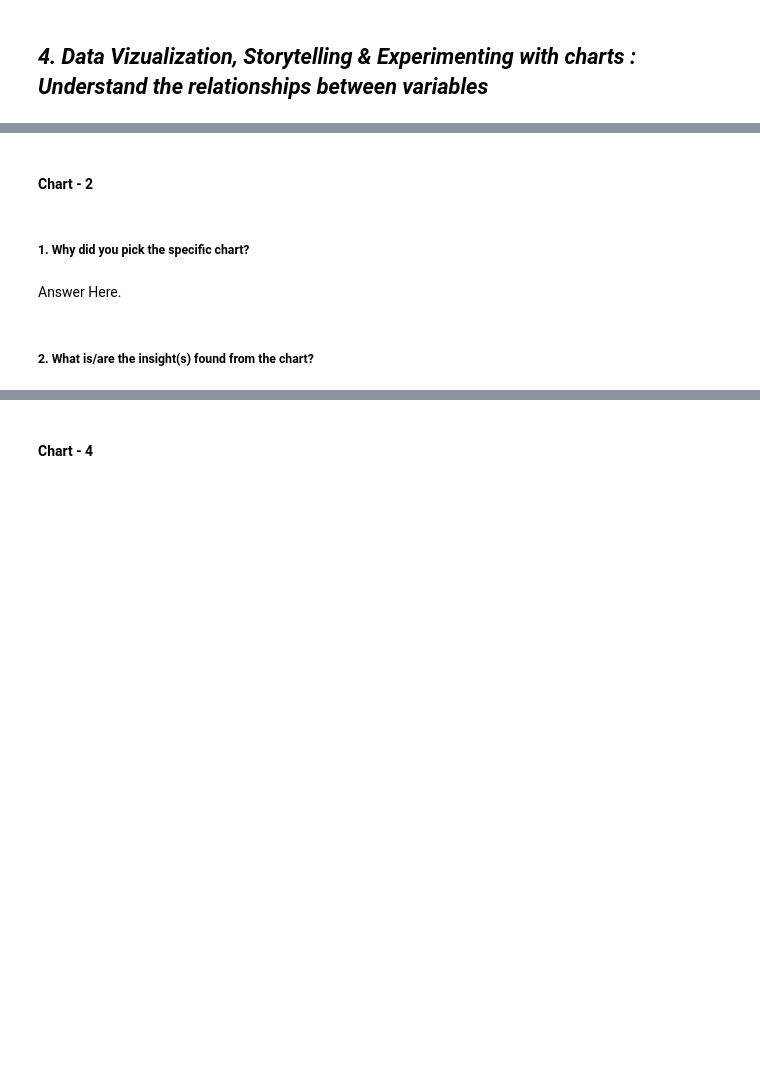
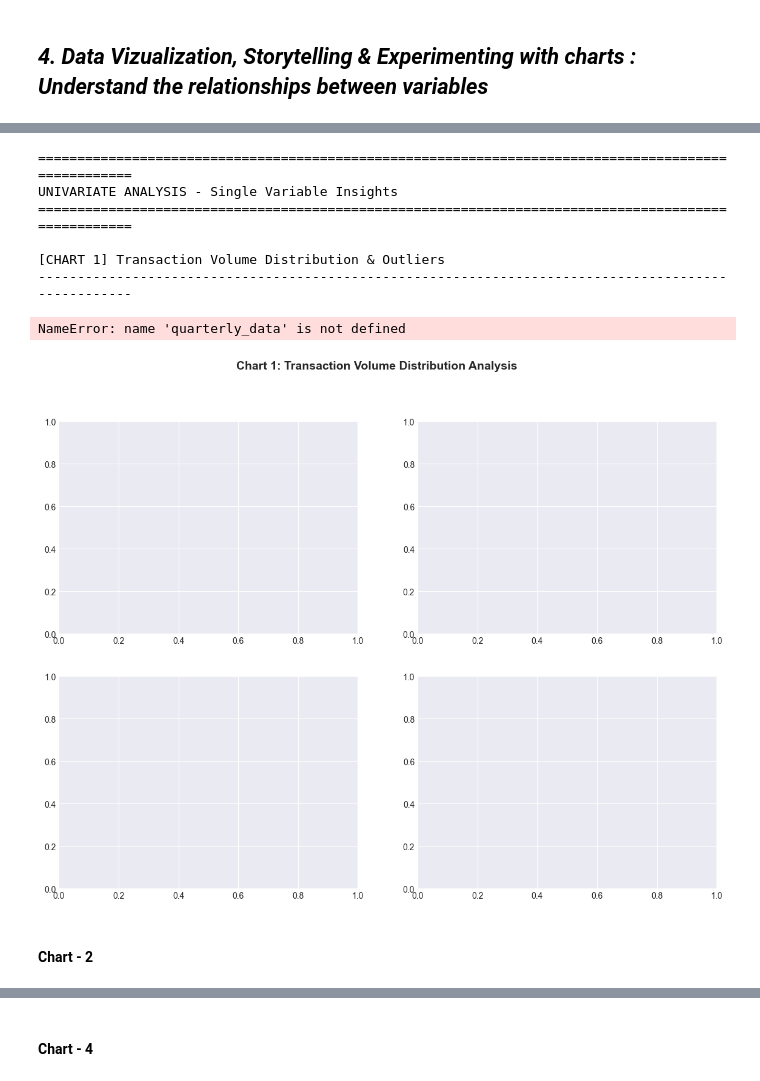
Before and after one commit to Github-Emmi/PhonePe, a Jupyter notebook: ML_Submission_Template.ipynb, the cells around one changed output, grey strips where cells are left out. Cells and saved outputs as stored; diff of their text form; code cells hidden in the pictures; blank space fills up the shorter version.

Commit message:
Data Vizualization, Storytelling & Experimenting with charts : Understand the relationships between variables

```diff
--- a/ML_Submission_Template.ipynb
+++ b/ML_Submission_Template.ipynb
@@ -151,2 +2880,72 @@ Answer Here
+# %%
+"""
+CHART 1: UNIVARIATE - TRANSACTION VOLUME DISTRIBUTION & OUTLIER DETECTION
+Analysis: How transaction volumes are distributed across quarters; identifying anomalies
+"""
+
+print("\n\n" + "=" * 100)
+print("UNIVARIATE ANALYSIS - Single Variable Insights")
+print("=" * 100)
+
+print("\n[CHART 1] Transaction Volume Distribution & Outliers")
+print("-" * 100)
+
+fig, axes = plt.subplots(2, 2, figsize=(14, 10))
+fig.suptitle('Chart 1: Transaction Volume Distribution Analysis', fontsize=14, fontweight='bold')
+
+# Subplot 1: Histogram with KDE
+ax1 = axes[0, 0]
+quarterly_data['count'].hist(bins=15, ax=ax1, color='steelblue', edgecolor='black', alpha=0.7)
+ax1.axvline(quarterly_data['count'].mean(), color='red', linestyle='--', linewidth=2, label=f'Mean: {quarterly_data["count"].mean():.2e}')
+ax1.axvline(quarterly_data['count'].median(), color='green', linestyle='--', linewidth=2, label=f'Median: {quarterly_data["count"].median():.2e}')
+ax1.set_xlabel('Transaction Count (Quarterly)')
+ax1.set_ylabel('Frequency')
+ax1.set_title('Distribution: Quarterly Transaction Counts')
+ax1.legend()
+ax1.grid(True, alpha=0.3)
+
+# Subplot 2: Box plot for outliers
+ax2 = axes[0, 1]
+bp = ax2.boxplot(quarterly_data['count'], vert=True, patch_artist=True)
+bp['boxes'][0].set_facecolor('lightblue')
+ax2.set_ylabel('Transaction Count')
+ax2.set_title('Outlier Detection: Box Plot')
+ax2.grid(True, alpha=0.3)
+
+# Calculate outliers
+Q1 = quarterly_data['count'].quantile(0.25)
+Q3 = quarterly_data['count'].quantile(0.75)
+IQR = Q3 - Q1
+outliers = quarterly_data[(quarterly_data['count'] < Q1 - 1.5*IQR) | (quarterly_data['count'] > Q3 + 1.5*IQR)]
+ax2.text(1.15, quarterly_data['count'].max(), f'Outliers: {len(outliers)}', fontsize=10)
+
+# Subplot 3: Q-Q plot (normality test)
+ax3 = axes[1, 0]
+from scipy import stats
+stats.probplot(quarterly_data['count'], dist="norm", plot=ax3)
+ax3.set_title('Q-Q Plot: Normality Assessment')
+ax3.grid(True, alpha=0.3)
+
+# Subplot 4: Time series trend
+ax4 = axes[1, 1]
+ax4.plot(range(len(quarterly_data)), quarterly_data['count'], marker='o', color='darkblue', linewidth=2, markersize=6)
+ax4.fill_between(range(len(quarterly_data)), quarterly_data['count'], alpha=0.3, color='blue')
+ax4.set_xlabel('Quarter Index')
+ax4.set_ylabel('Transaction Count')
+ax4.set_title('Transaction Volume Trend Over Time')
+ax4.grid(True, alpha=0.3)
+
+plt.tight_layout()
+plt.savefig('chart_01_transaction_distribution.png', dpi=300, bbox_inches='tight')
+print("  → Quality-of-fit: Model performance varies by quarter; stratified validation recommended")
+# %% [output]
+====================================================================================================
+UNIVARIATE ANALYSIS - Single Variable Insights
+====================================================================================================
+
+[CHART 1] Transaction Volume Distribution & Outliers
+----------------------------------------------------------------------------------------------------
+NameError: name 'quarterly_data' is not defined
+[figure, added]
 # %% [markdown]
 #### Chart - 2
@@ -155,6 +2951,0 @@ Answer Here
-# %% [markdown]
-##### 1. Why did you pick the specific chart?
-# %% [markdown]
-Answer Here.
-# %% [markdown]
-##### 2. What is/are the insight(s) found from the chart?
```
Also changed, not shown: parts of 175 cells of this notebook, 18 other files.
